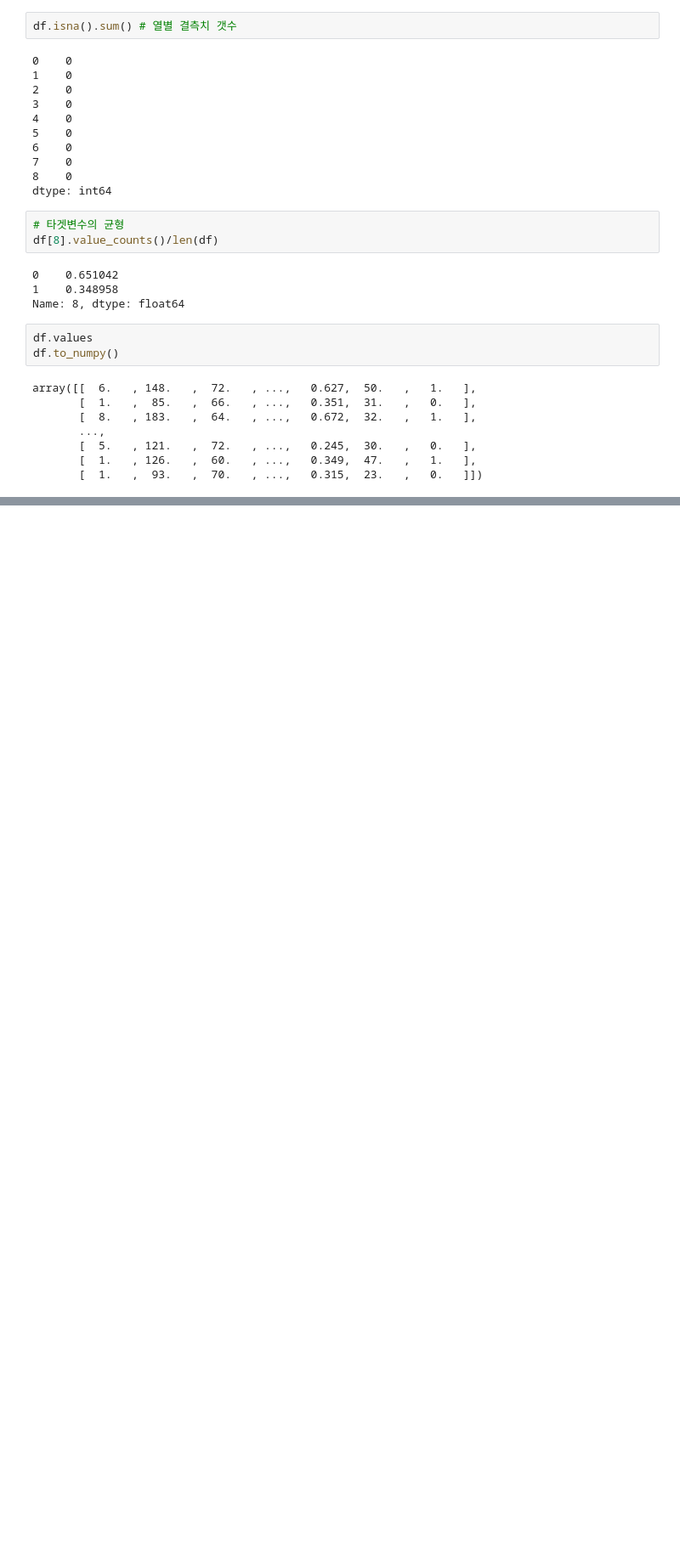
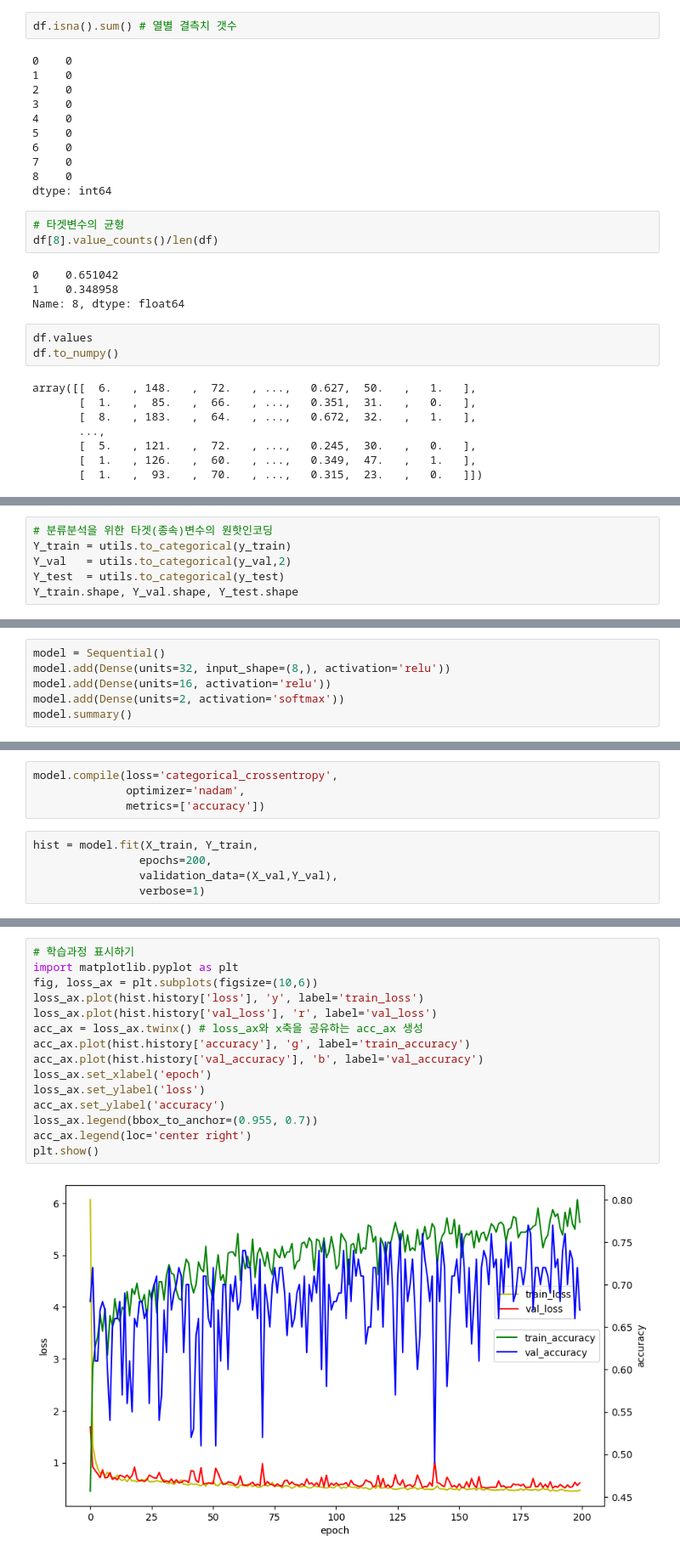
Before and after one commit to hjinyoo/ai, a Jupyter notebook: source/05_DeepLearning/06_피마인디언당뇨병발병예측(로지스틱회귀분석,분류분석).ipynb, the cells around one changed output, grey strips where cells are left out. Shown: that part at 85% size. Saved outputs shown, nothing was run; the diff lists cells and outputs as text; blank space fills up the shorter version.

```diff
--- a/source/05_DeepLearning/06_피마인디언당뇨병발병예측(로지스틱회귀분석,분류분석).ipynb
+++ b/source/05_DeepLearning/06_피마인디언당뇨병발병예측(로지스틱회귀분석,분류분석).ipynb
@@ -112,0 +319,6 @@ datasheet.shape
+# %%
+# 분류분석을 위한 타겟(종속)변수의 원핫인코딩
+Y_train = utils.to_categorical(y_train)
+Y_val   = utils.to_categorical(y_val,2)
+Y_test  = utils.to_categorical(y_test)
+Y_train.shape, Y_val.shape, Y_test.shape
@@ -112,0 +338,6 @@ datasheet.shape
+# %%
+model = Sequential()
+model.add(Dense(units=32, input_shape=(8,), activation='relu'))
+model.add(Dense(units=16, activation='relu'))
+model.add(Dense(units=2, activation='softmax'))
+model.summary()
@@ -112,0 +362,9 @@ datasheet.shape
+# %%
+model.compile(loss='categorical_crossentropy',
+              optimizer='nadam',
+              metrics=['accuracy'])
+# %%
+hist = model.fit(X_train, Y_train,
+                epochs=200,
+                validation_data=(X_val,Y_val),
+                verbose=1)
@@ -112,0 +393,17 @@ datasheet.shape
+# %%
+# 학습과정 표시하기
+import matplotlib.pyplot as plt
+fig, loss_ax = plt.subplots(figsize=(10,6))
+loss_ax.plot(hist.history['loss'], 'y', label='train_loss')
+loss_ax.plot(hist.history['val_loss'], 'r', label='val_loss')
+acc_ax = loss_ax.twinx() # loss_ax와 x축을 공유하는 acc_ax 생성
+acc_ax.plot(hist.history['accuracy'], 'g', label='train_accuracy')
+acc_ax.plot(hist.history['val_accuracy'], 'b', label='val_accuracy')
+loss_ax.set_xlabel('epoch')
+loss_ax.set_ylabel('loss')
+acc_ax.set_ylabel('accuracy')
+loss_ax.legend(bbox_to_anchor=(0.955, 0.7))
+acc_ax.legend(loc='center right')
+plt.show()
+# %% [output]
+[figure, added]
```
Also changed, not shown: parts of 44 cells of this notebook, 4 other files.
